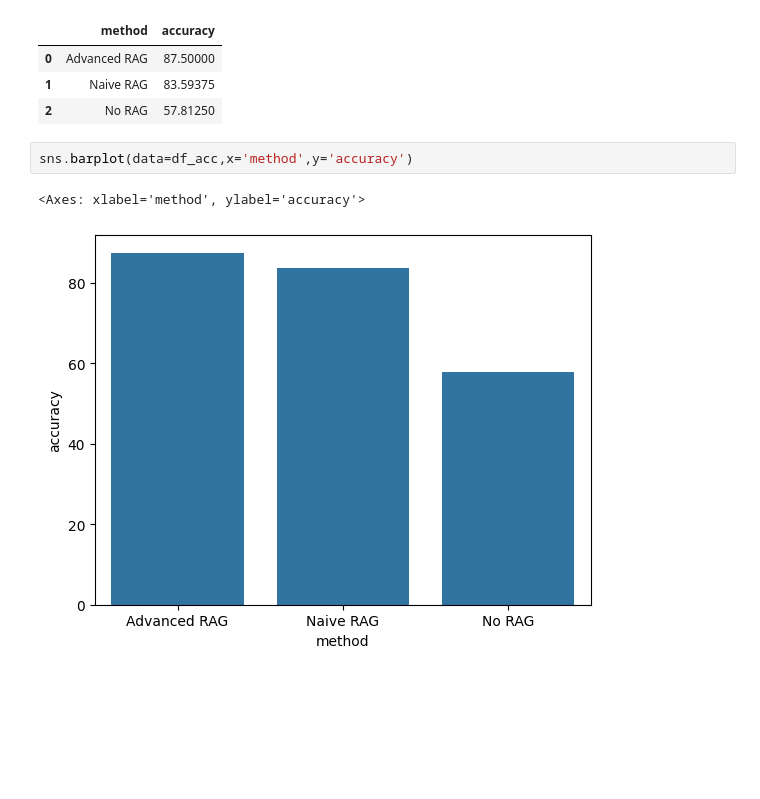
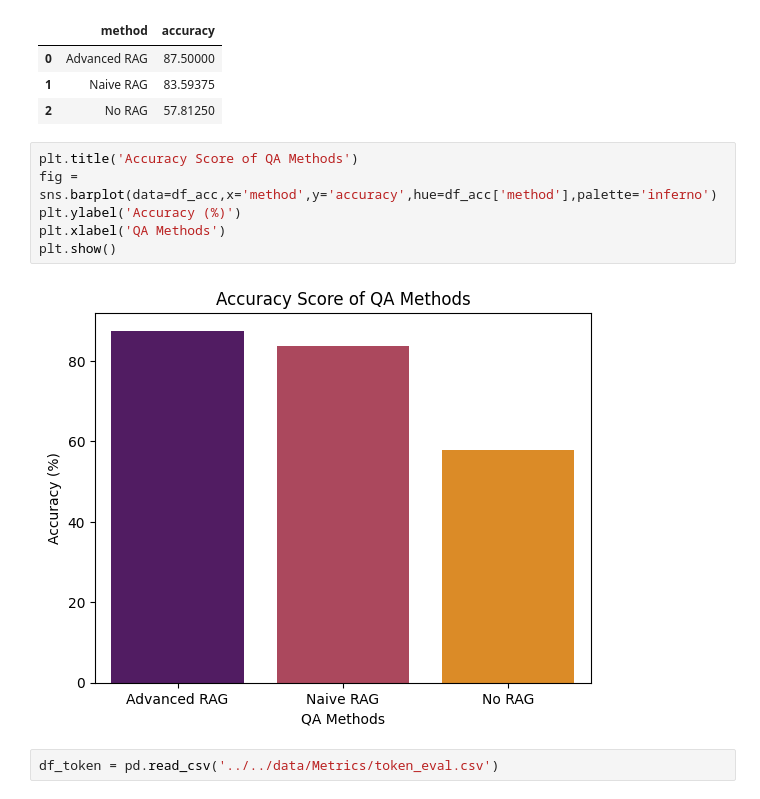
Before and after one commit to MarcusO17/RAG-FYP2024, a Jupyter notebook: src/eval/evaluation_metrics.ipynb, the cells around one changed output. Saved outputs shown, nothing was run; the diff lists cells and outputs as text; blank space fills up the shorter version.

Commit message:
added more plots

```diff
--- a/src/eval/evaluation_metrics.ipynb
+++ b/src/eval/evaluation_metrics.ipynb
@@ -91,8 +92,13 @@ df_acc
 | 0 | Advanced RAG | 87.50000 |
 | 1 | Naive RAG | 83.59375 |
 | 2 | No RAG | 57.81250 |
-# %%
-sns.barplot(data=df_acc,x='method',y='accuracy')
-# %% [output]
-<Axes: xlabel='method', ylabel='accuracy'>
-[figure, removed]
+# %%
+plt.title('Accuracy Score of QA Methods')
+fig = sns.barplot(data=df_acc,x='method',y='accuracy',hue=df_acc['method'],palette='inferno')
+plt.ylabel('Accuracy (%)')
+plt.xlabel('QA Methods')
+plt.show()
+# %% [output]
+[figure, added]
+# %%
+df_token = pd.read_csv('../../data/Metrics/token_eval.csv')
```
Also changed, not shown: parts of 6 cells of this notebook, 2 other files.
